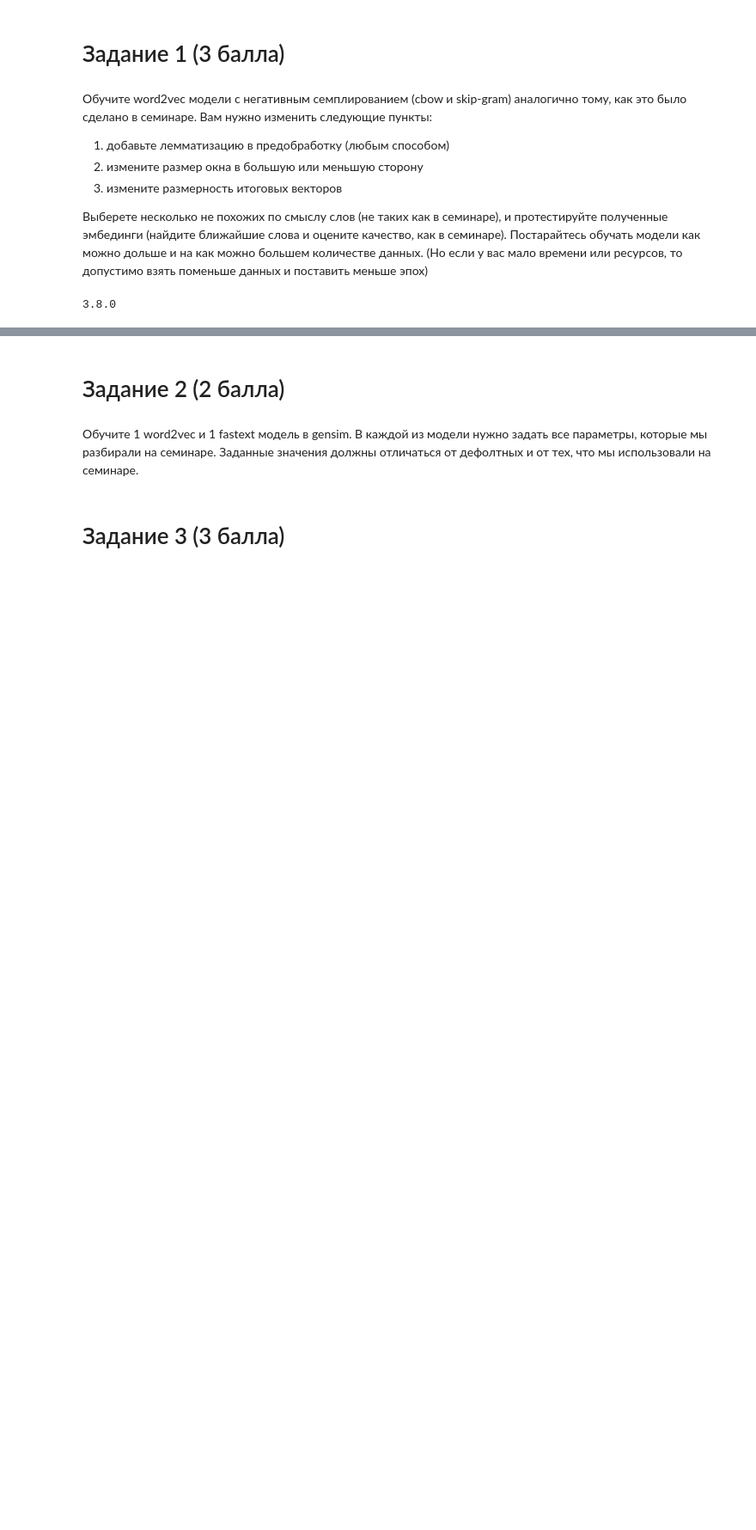
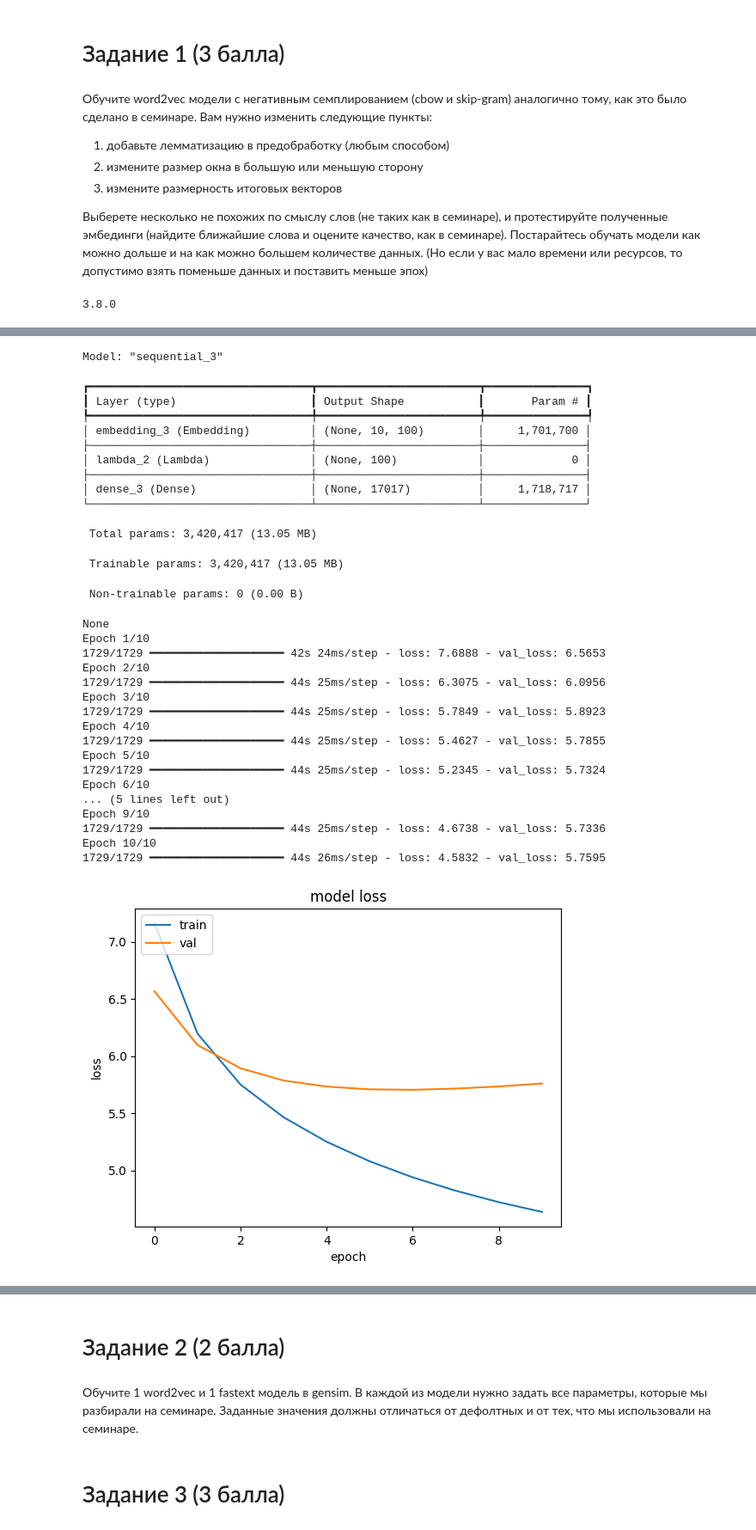
Before and after one commit to smertlove/compling_nlp_hw, a Jupyter notebook: hw5_word_embeddings/homework.ipynb, the cells around one changed output, grey strips where cells are left out. Shown: that part at 86% size. Saved outputs shown, nothing was run; the diff lists cells and outputs as text; code cells hidden in the pictures; blank space fills up the shorter version.

```diff
--- a/hw5_word_embeddings/homework.ipynb
+++ b/hw5_word_embeddings/homework.ipynb
@@ -36,0 +81,2 @@ print(keras.__version__)
+# %%
+wiki = Vocab(r"./data/wiki_data.txt")
@@ -36,0 +268,73 @@ print(keras.__version__)
+# %%
+class CbowW2V(Model):
+
+    def __init__(self, word2id: dict[str, int], output_dim=100, maxlen=10):
+
+        self.model = keras.Sequential()
+
+        self.model.add(
+            keras.layers.Embedding(
+                input_dim=len(word2id),
+                input_length=maxlen,
+                output_dim=output_dim
+            )
+        )
+
+        self.model.add(
+            keras.layers.Lambda(
+                lambda x: x.sum(axis=1)
+            )
+        )
+        self.model.add(
+            keras.layers.Dense(
+                len(word2id),
+                activation='softmax'
+            )
+        )
+        self.model.compile(
+            optimizer=keras.optimizers.Adam(learning_rate=0.001),
+            loss='sparse_categorical_crossentropy',
+        )
+
+        self.model.build((None, maxlen))
+        print(self.model.summary())
+# %%
+stock_cbow_model = CbowW2V(wiki.word2id)
+stock_cbow_model.fit(
+    *train_test_split(
+        *get_X_y_for_Cbow(wiki),
+        test_size=0.05
+    )
+)
+# %% [output]
+Model: "sequential_3"
+┏━━━━━━━━━━━━━━━━━━━━━━━━━━━━━━━━━┳━━━━━━━━━━━━━━━━━━━━━━━━┳━━━━━━━━━━━━━━━┓
+┃ Layer (type)                    ┃ Output Shape           ┃       Param # ┃
+┡━━━━━━━━━━━━━━━━━━━━━━━━━━━━━━━━━╇━━━━━━━━━━━━━━━━━━━━━━━━╇━━━━━━━━━━━━━━━┩
+│ embedding_3 (Embedding)         │ (None, 10, 100)        │     1,701,700 │
+├─────────────────────────────────┼────────────────────────┼───────────────┤
+│ lambda_2 (Lambda)               │ (None, 100)            │             0 │
+├─────────────────────────────────┼────────────────────────┼───────────────┤
+│ dense_3 (Dense)                 │ (None, 17017)          │     1,718,717 │
+└─────────────────────────────────┴────────────────────────┴───────────────┘
+ Total params: 3,420,417 (13.05 MB)
+ Trainable params: 3,420,417 (13.05 MB)
+ Non-trainable params: 0 (0.00 B)
+None
+Epoch 1/10
+1729/1729 ━━━━━━━━━━━━━━━━━━━━ 42s 24ms/step - loss: 7.6888 - val_loss: 6.5653
+Epoch 2/10
+1729/1729 ━━━━━━━━━━━━━━━━━━━━ 44s 25ms/step - loss: 6.3075 - val_loss: 6.0956
+Epoch 3/10
+1729/1729 ━━━━━━━━━━━━━━━━━━━━ 44s 25ms/step - loss: 5.7849 - val_loss: 5.8923
+Epoch 4/10
+1729/1729 ━━━━━━━━━━━━━━━━━━━━ 44s 25ms/step - loss: 5.4627 - val_loss: 5.7855
+Epoch 5/10
+1729/1729 ━━━━━━━━━━━━━━━━━━━━ 44s 25ms/step - loss: 5.2345 - val_loss: 5.7324
+Epoch 6/10
+... (5 lines left out)
+Epoch 9/10
+1729/1729 ━━━━━━━━━━━━━━━━━━━━ 44s 25ms/step - loss: 4.6738 - val_loss: 5.7336
+Epoch 10/10
+1729/1729 ━━━━━━━━━━━━━━━━━━━━ 44s 26ms/step - loss: 4.5832 - val_loss: 5.7595
+[figure, added]
```
Also changed, not shown: parts of 19 cells of this notebook.
